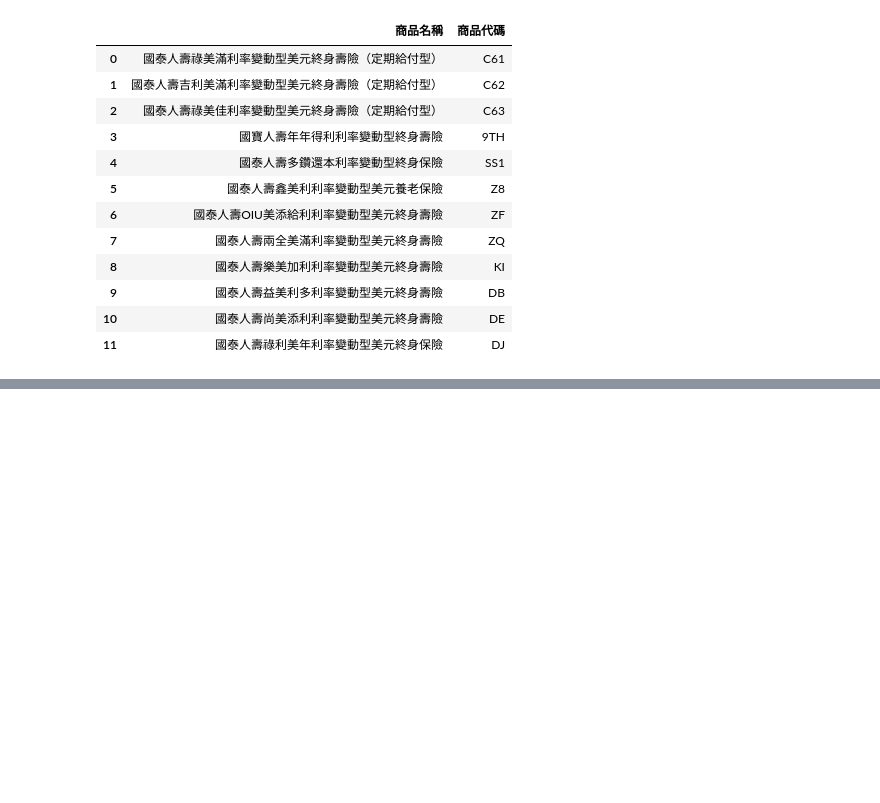
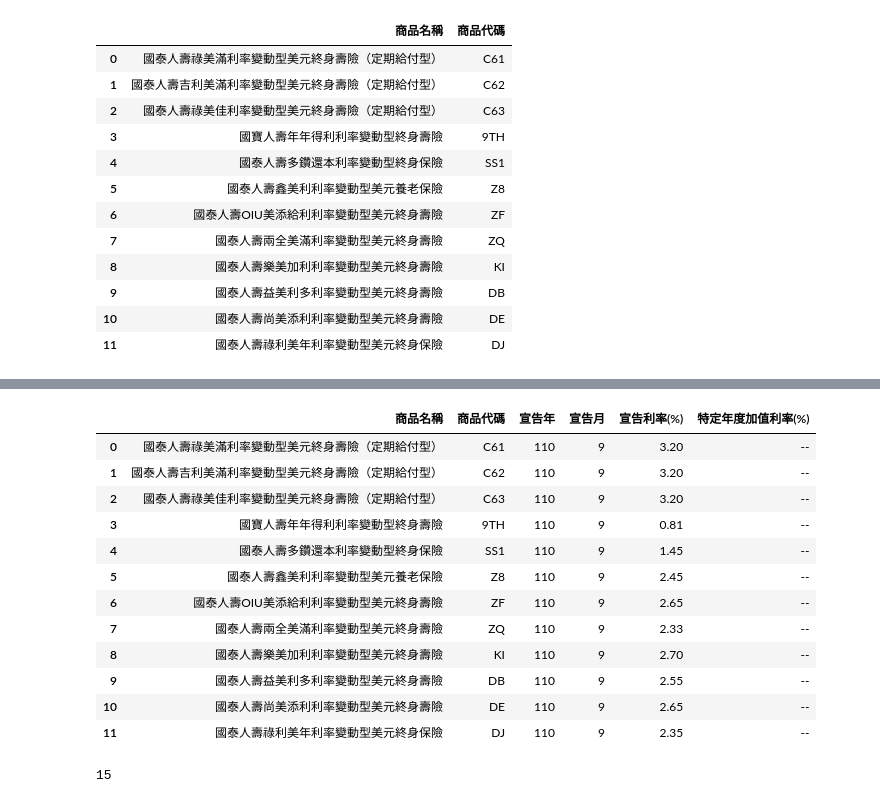
Before and after one commit to fatdanny77/Crawling, a Jupyter notebook: Cathay.ipynb, the cells around one changed output, grey strips where cells are left out. Cells and saved outputs as stored; diff of their text form; code cells hidden in the pictures; blank space fills up the shorter version.

```diff
--- a/Cathay.ipynb
+++ b/Cathay.ipynb
@@ -114,3 +114,9 @@ df
 | 9 | 國泰人壽益美利多利率變動型美元終身壽險 | DB |
 | 10 | 國泰人壽尚美添利利率變動型美元終身壽險 | DE |
 | 11 | 國泰人壽祿利美年利率變動型美元終身保險 | DJ |
+# %%
+table = page_soup.findAll("table", {"class" : "table-theme text-center"})
+# print(table[0])
+th = table[0].findAll("th")
+table_name = [x.text for x in th]
+table_name
@@ -116,0 +129,7 @@ df
+# %%
+contain = []
+for i in range(len(table)):
+    td = table[i].findAll("td")
+    a = [i.text for i in td]
+    contain.append(a)
+contain
@@ -116,0 +167,45 @@ df
+# %%
+containers = page_soup.findAll("h3", {"class" : "title-article-light"})
+table = page_soup.findAll("table", {"class" : "table-theme text-center"})
+
+th = table[0].findAll("th")
+table_name = [x.text for x in th]
+table_name1 = ["商品名稱", "商品代碼"] + table_name
+
+
+
+prod = []
+for i in range(1,len(containers)):
+    prod.append(containers[i].text)
+
+contain = []
+for i in range(len(prod)):
+    firstindex = prod[i].find(":")
+    lastindex = prod[i].find(")")
+    td = table[i].findAll("td")
+    a = [prod[i][:firstindex-5]] + [prod[i][firstindex+1:lastindex]] + [i.text for i in td]
+    contain.append(a)
+
+df1 = pd.DataFrame(contain, columns = table_name1)
+
+df1
+# %% [output]
+|  | 商品名稱 | 商品代碼 | 宣告年 | 宣告月 | 宣告利率(%) | 特定年度加值利率(%) |
+| 0 | 國泰人壽祿美滿利率變動型美元終身壽險（定期給付型） | C61 | 110 | 9 | 3.20 | -- |
+| 1 | 國泰人壽吉利美滿利率變動型美元終身壽險（定期給付型） | C62 | 110 | 9 | 3.20 | -- |
+| 2 | 國泰人壽祿美佳利率變動型美元終身壽險（定期給付型） | C63 | 110 | 9 | 3.20 | -- |
+| 3 | 國寶人壽年年得利利率變動型終身壽險 | 9TH | 110 | 9 | 0.81 | -- |
+| 4 | 國泰人壽多鑽還本利率變動型終身保險 | SS1 | 110 | 9 | 1.45 | -- |
+| 5 | 國泰人壽鑫美利利率變動型美元養老保險 | Z8 | 110 | 9 | 2.45 | -- |
+| 6 | 國泰人壽OIU美添給利利率變動型美元終身壽險 | ZF | 110 | 9 | 2.65 | -- |
+| 7 | 國泰人壽兩全美滿利率變動型美元終身壽險 | ZQ | 110 | 9 | 2.33 | -- |
+| 8 | 國泰人壽樂美加利利率變動型美元終身壽險 | KI | 110 | 9 | 2.70 | -- |
+| 9 | 國泰人壽益美利多利率變動型美元終身壽險 | DB | 110 | 9 | 2.55 | -- |
+| 10 | 國泰人壽尚美添利利率變動型美元終身壽險 | DE | 110 | 9 | 2.65 | -- |
+| 11 | 國泰人壽祿利美年利率變動型美元終身保險 | DJ | 110 | 9 | 2.35 | -- |
+# %%
+page = page_soup.findAll("ul", {"class" : "pagination"})
+li = page_soup.findAll("li")
+print(len(li))
+# %% [output]
+15
```
Also changed, not shown: parts of 7 cells of this notebook.
